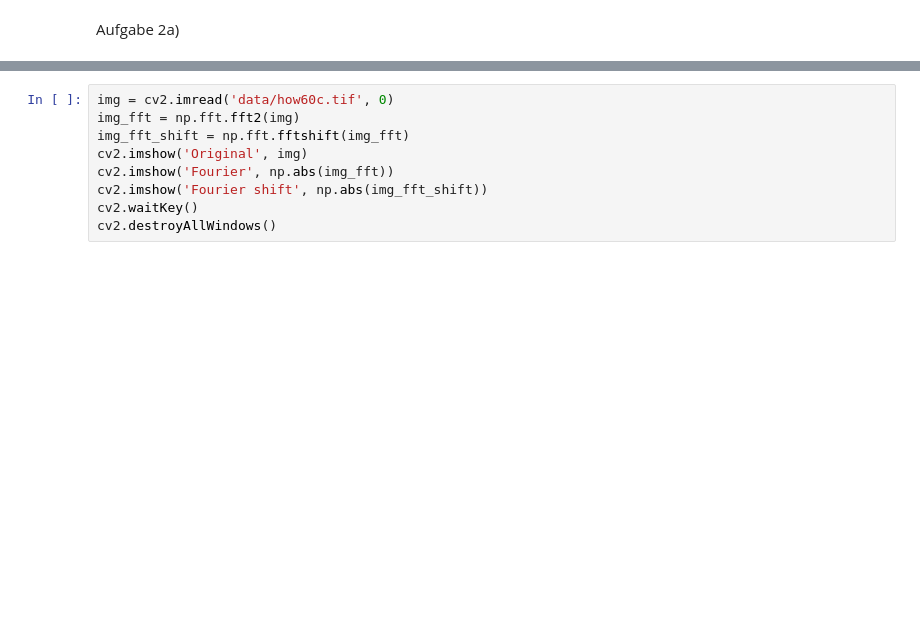
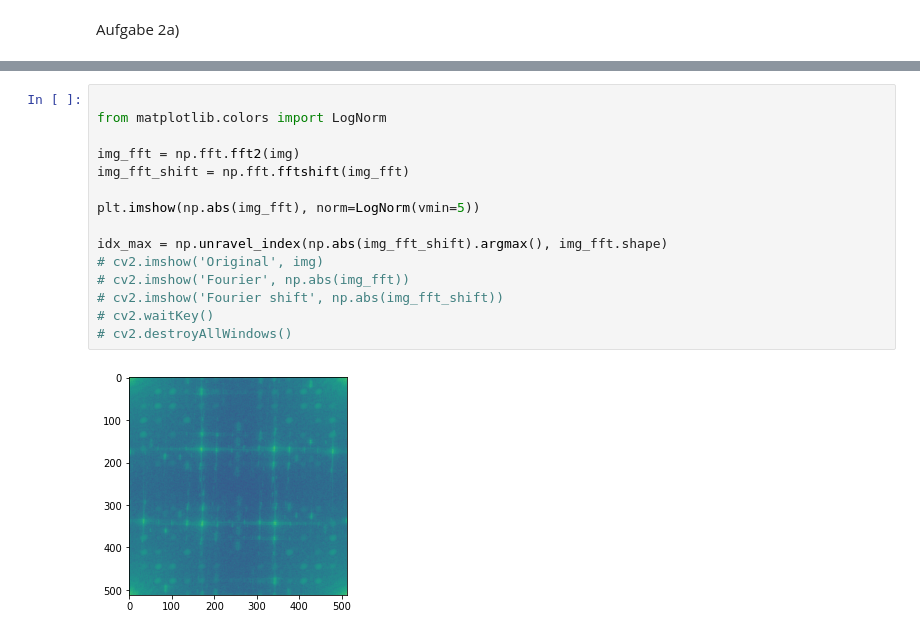
Before and after one commit to dichterbaer/SysBV, a Jupyter notebook: aufgabe3.ipynb, the cells around one changed output, grey strips where cells are left out. Cells and saved outputs as stored; diff of their text form; blank space fills up the shorter version.

```diff
--- a/aufgabe3.ipynb
+++ b/aufgabe3.ipynb
@@ -52,9 +71,17 @@ Aufgabe 2a)
 # %%
-img = cv2.imread('data/how60c.tif', 0)
+
+from matplotlib.colors import LogNorm
+
 img_fft = np.fft.fft2(img)
 img_fft_shift = np.fft.fftshift(img_fft)
-cv2.imshow('Original', img)
-cv2.imshow('Fourier', np.abs(img_fft))
-cv2.imshow('Fourier shift', np.abs(img_fft_shift))
-cv2.waitKey()
-cv2.destroyAllWindows()
+
+plt.imshow(np.abs(img_fft), norm=LogNorm(vmin=5))
+
+idx_max = np.unravel_index(np.abs(img_fft_shift).argmax(), img_fft.shape)
+# cv2.imshow('Original', img)
+# cv2.imshow('Fourier', np.abs(img_fft))
+# cv2.imshow('Fourier shift', np.abs(img_fft_shift))
+# cv2.waitKey()
+# cv2.destroyAllWindows()
+# %% [output]
+[figure, added]
```
Also changed, not shown: parts of 7 cells of this notebook.
